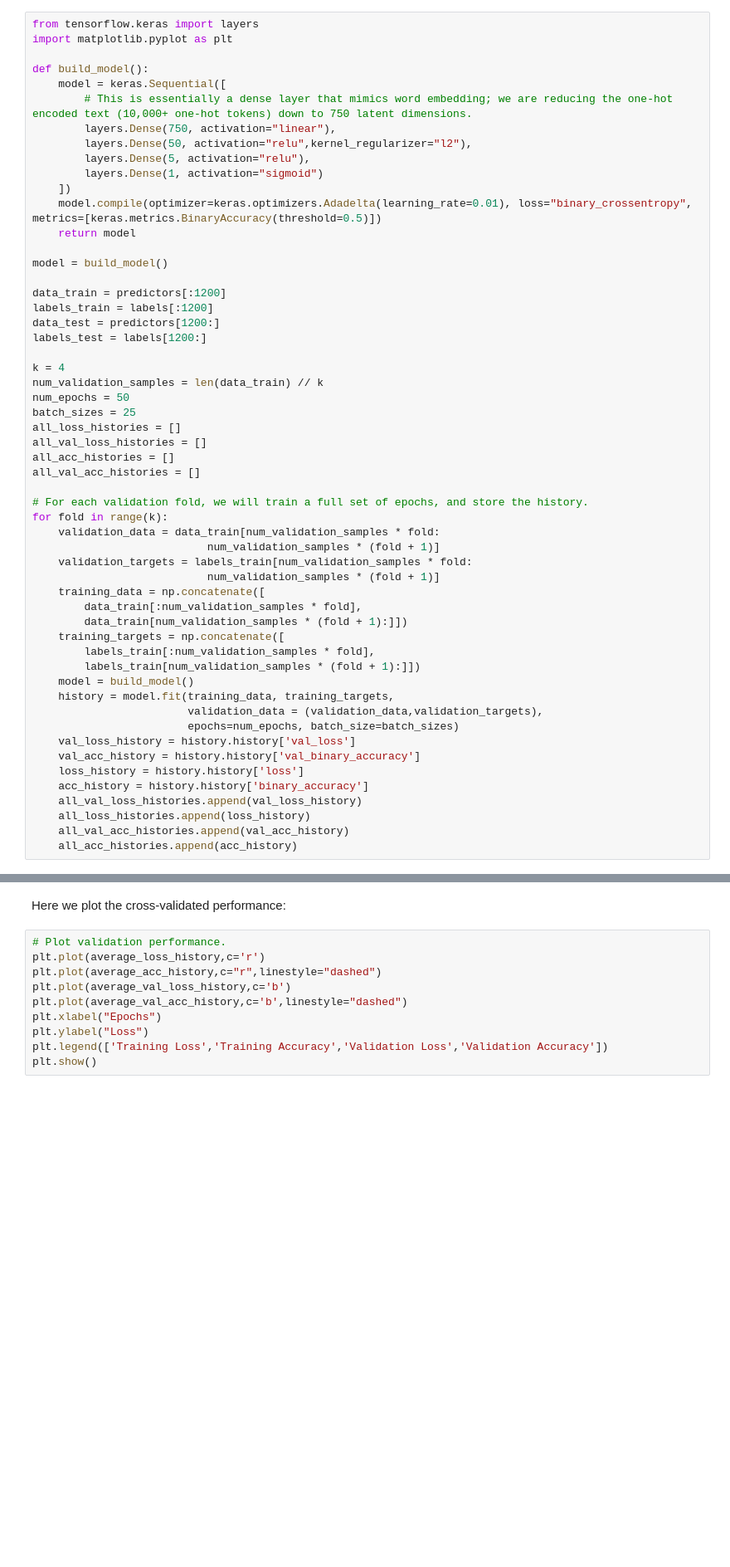
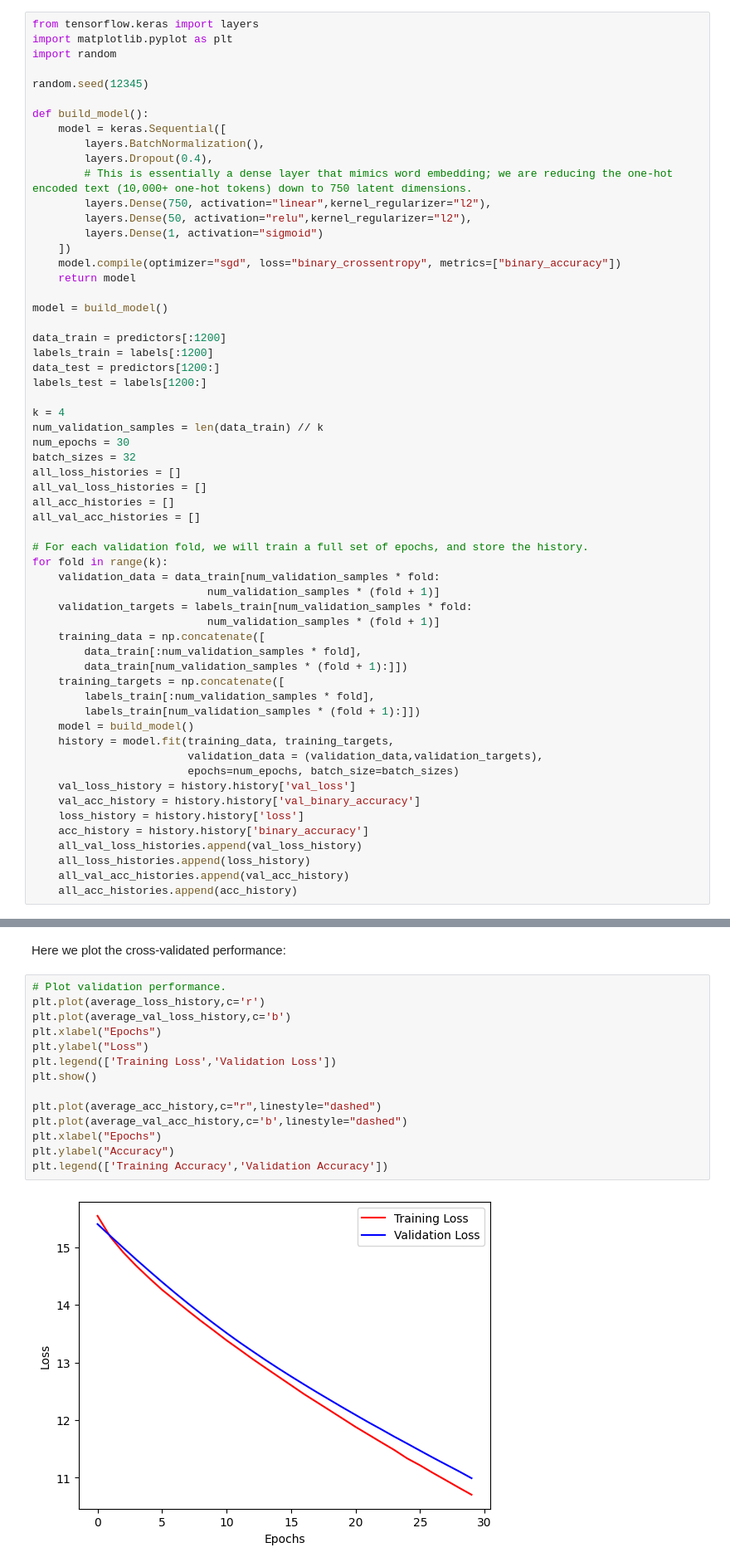
Before and after one commit to gburtch/BA865-2023, a Jupyter notebook: Lecture Materials/C/3.4 - Detecting Fake Reviews.ipynb, the cells around one changed output, grey strips where cells are left out. Shown at 83% size. Cells and saved outputs as stored; diff of their text form; blank space fills up the shorter version.

```diff
--- a/Lecture Materials/C/3.4 - Detecting Fake Reviews.ipynb
+++ b/Lecture Materials/C/3.4 - Detecting Fake Reviews.ipynb
@@ -114,16 +114,20 @@ Now we can fit out model to the resulting data. Once again we have k-fold cross
 # %%
 from tensorflow.keras import layers
 import matplotlib.pyplot as plt
+import random
+
+random.seed(12345)
 
 def build_model():
     model = keras.Sequential([
+        layers.BatchNormalization(),
+        layers.Dropout(0.4),
         # This is essentially a dense layer that mimics word embedding; we are reducing the one-hot encoded text (10,000+ one-hot tokens) down to 750 latent dimensions.
-        layers.Dense(750, activation="linear"),
+        layers.Dense(750, activation="linear",kernel_regularizer="l2"),
         layers.Dense(50, activation="relu",kernel_regularizer="l2"),
-        layers.Dense(5, activation="relu"),
         layers.Dense(1, activation="sigmoid")
     ])
-    model.compile(optimizer=keras.optimizers.Adadelta(learning_rate=0.01), loss="binary_crossentropy", metrics=[keras.metrics.BinaryAccuracy(threshold=0.5)])
+    model.compile(optimizer="sgd", loss="binary_crossentropy", metrics=["binary_accuracy"])
     return model
 
 model = build_model()
@@ -135,8 +139,8 @@ labels_test = labels[1200:]
 
 k = 4
 num_validation_samples = len(data_train) // k
-num_epochs = 50
-batch_sizes = 25
+num_epochs = 30
+batch_sizes = 32
 all_loss_histories = []
 all_val_loss_histories = []
 all_acc_histories = []
@@ -198,10 +202,16 @@ Here we plot the cross-validated performance:
 # %%
 # Plot validation performance.
 plt.plot(average_loss_history,c='r')
+plt.plot(average_val_loss_history,c='b')
+plt.xlabel("Epochs")
+plt.ylabel("Loss")
+plt.legend(['Training Loss','Validation Loss'])
+plt.show()
+
 plt.plot(average_acc_history,c="r",linestyle="dashed")
-plt.plot(average_val_loss_history,c='b')
 plt.plot(average_val_acc_history,c='b',linestyle="dashed")
 plt.xlabel("Epochs")
-plt.ylabel("Loss")
-plt.legend(['Training Loss','Training Accuracy','Validation Loss','Validation Accuracy'])
-plt.show()
+plt.ylabel("Accuracy")
+plt.legend(['Training Accuracy','Validation Accuracy'])
+# %% [output]
+[figure, added]
```
Also changed, not shown: parts of 3 cells of this notebook.
